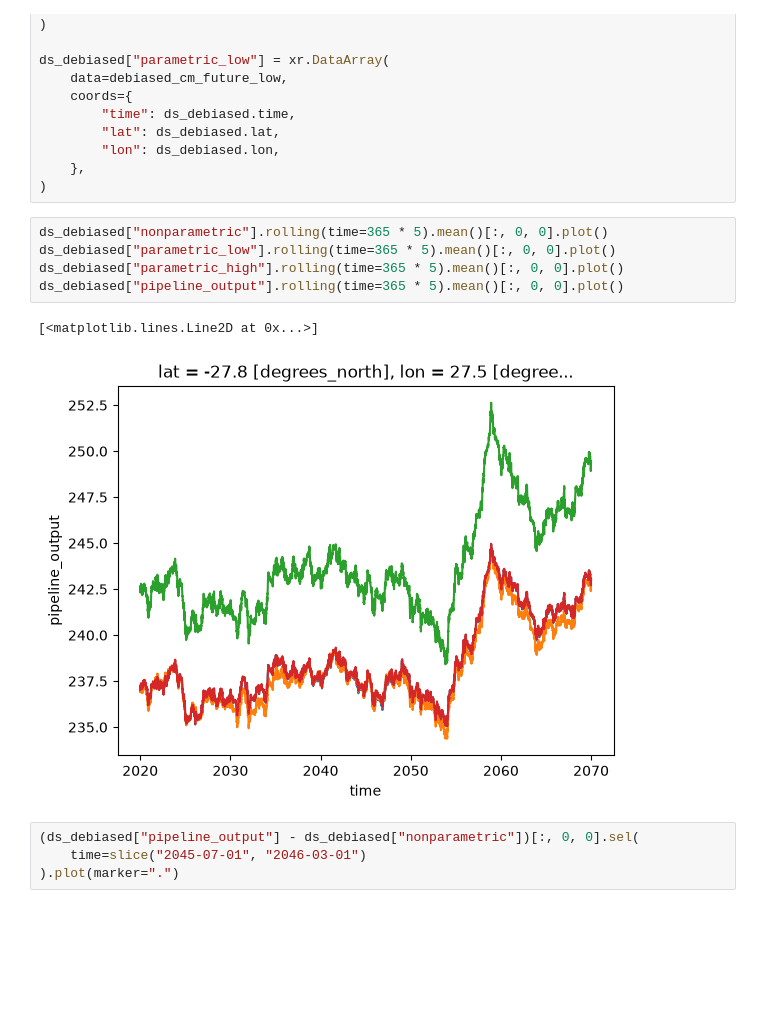
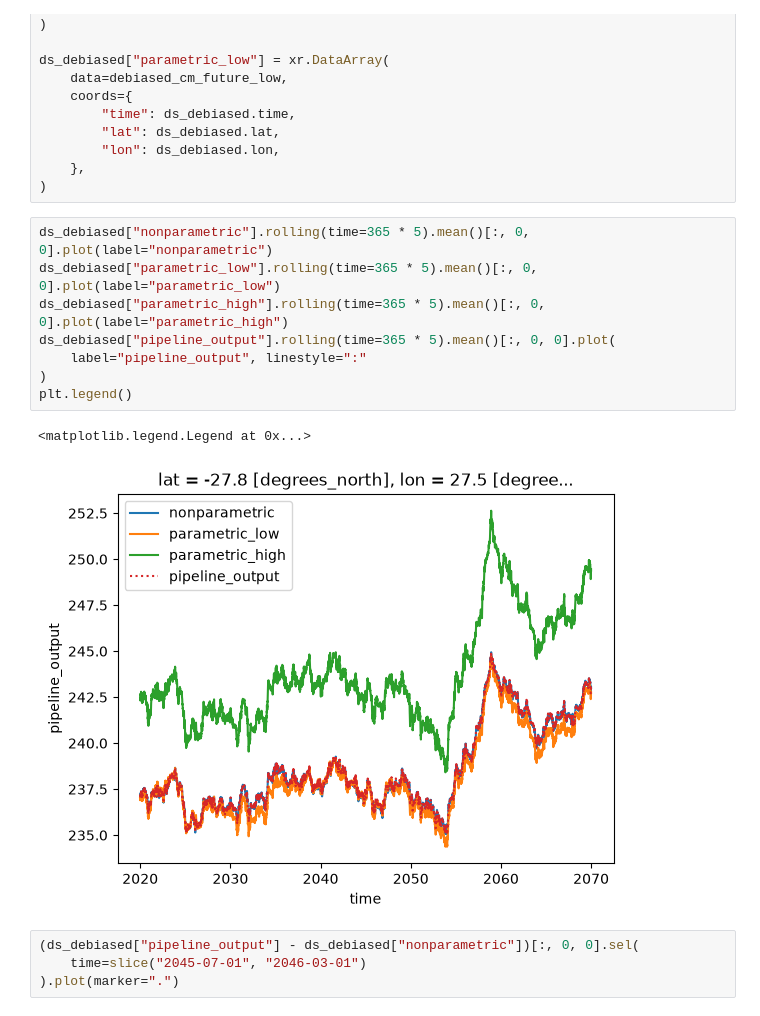
Before and after one commit to carbonplan/sai-downscaling, a Jupyter notebook: notebooks/QA_QC/rsds/QM_point_sandbox.ipynb, the cells around one changed output. Cells and saved outputs as stored; diff of their text form; blank space fills up the shorter version.

```diff
--- a/notebooks/QA_QC/rsds/QM_point_sandbox.ipynb
+++ b/notebooks/QA_QC/rsds/QM_point_sandbox.ipynb
@@ -206,13 +206,16 @@ ds_debiased["parametric_low"] = xr.DataArray(
     },
 )
 # %%
-ds_debiased["nonparametric"].rolling(time=365 * 5).mean()[:, 0, 0].plot()
-ds_debiased["parametric_low"].rolling(time=365 * 5).mean()[:, 0, 0].plot()
-ds_debiased["parametric_high"].rolling(time=365 * 5).mean()[:, 0, 0].plot()
-ds_debiased["pipeline_output"].rolling(time=365 * 5).mean()[:, 0, 0].plot()
+ds_debiased["nonparametric"].rolling(time=365 * 5).mean()[:, 0, 0].plot(label="nonparametric")
+ds_debiased["parametric_low"].rolling(time=365 * 5).mean()[:, 0, 0].plot(label="parametric_low")
+ds_debiased["parametric_high"].rolling(time=365 * 5).mean()[:, 0, 0].plot(label="parametric_high")
+ds_debiased["pipeline_output"].rolling(time=365 * 5).mean()[:, 0, 0].plot(
+    label="pipeline_output", linestyle=":"
+)
+plt.legend()
 # %% [output]
-[<matplotlib.lines.Line2D at 0x...>]
+<matplotlib.legend.Legend at 0x...>
-[figure, old version]
+[figure, new version]
 # %%
 (ds_debiased["pipeline_output"] - ds_debiased["nonparametric"])[:, 0, 0].sel(
     time=slice("2045-07-01", "2046-03-01")
```
Also changed, not shown: parts of 3 cells of this notebook.
